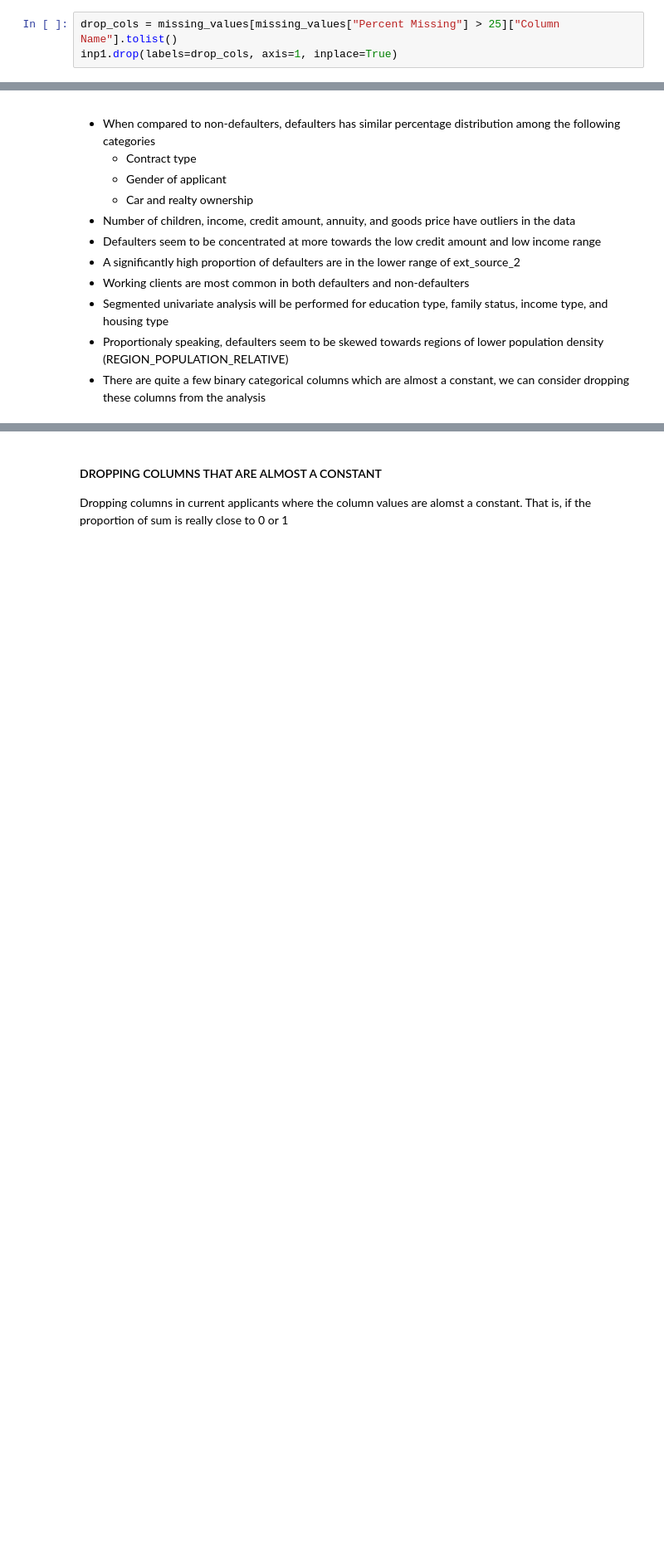
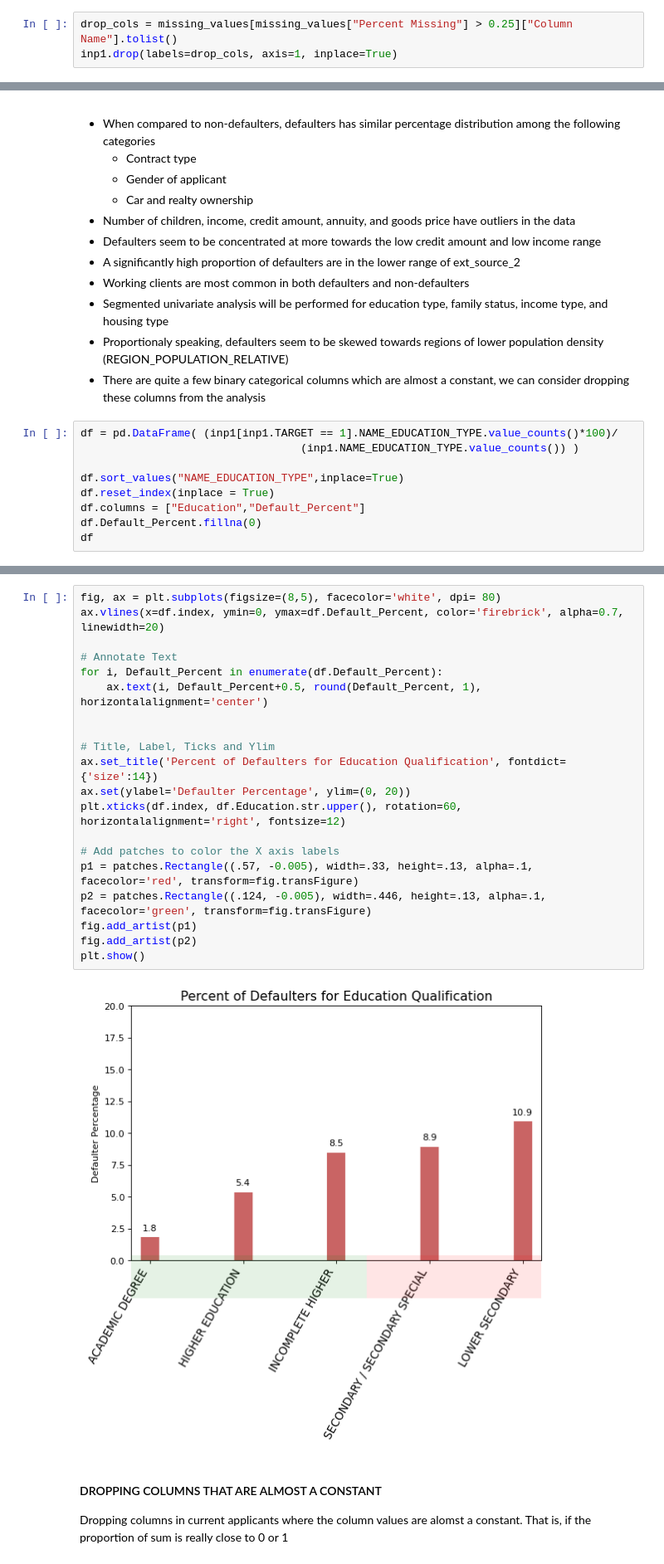
Before and after one commit to tthakur2015/Credit-Analysis, a Jupyter notebook: Credit EDA Notebook - Tejas Thakur.ipynb, the cells around one changed output, grey strips where cells are left out. Shown at 83% size. Cells and saved outputs as stored; diff of their text form; blank space fills up the shorter version.

Commit message:
Add files via upload
Ordered bar charts with annotations added. Used a new KPI as (defaulters from category/ total number of applicants from category) to handle skewness of data

```diff
--- a/Credit EDA Notebook - Tejas Thakur.ipynb
+++ b/Credit EDA Notebook - Tejas Thakur.ipynb
@@ -147,5 +138,5 @@ There are 62 columns in inp1 dataframe where there are more than 1 null values
 # %%
-drop_cols = missing_values[missing_values["Percent Missing"] > 25]["Column Name"].tolist()
+drop_cols = missing_values[missing_values["Percent Missing"] > 0.25]["Column Name"].tolist()
 inp1.drop(labels=drop_cols, axis=1, inplace=True)
 # %%
 inp1.shape
@@ -419,3 +415,12 @@ for col in inp1.columns[2:]:
 - Segmented univariate analysis will be performed for education type, family status, income type, and housing type
 - Proportionaly speaking, defaulters seem to be skewed towards regions of lower population density (REGION_POPULATION_RELATIVE)
 - There are quite a few binary categorical columns which are almost a constant, we can consider dropping these columns from the analysis
+# %%
+df = pd.DataFrame( (inp1[inp1.TARGET == 1].NAME_EDUCATION_TYPE.value_counts()*100)/
+                                  (inp1.NAME_EDUCATION_TYPE.value_counts()) )
+
+df.sort_values("NAME_EDUCATION_TYPE",inplace=True)
+df.reset_index(inplace = True)
+df.columns = ["Education","Default_Percent"]
+df.Default_Percent.fillna(0)
+df
@@ -422,3 +434,25 @@ for col in inp1.columns[2:]:
+# %%
+fig, ax = plt.subplots(figsize=(8,5), facecolor='white', dpi= 80)
+ax.vlines(x=df.index, ymin=0, ymax=df.Default_Percent, color='firebrick', alpha=0.7, linewidth=20)
+
+# Annotate Text
+for i, Default_Percent in enumerate(df.Default_Percent):
+    ax.text(i, Default_Percent+0.5, round(Default_Percent, 1), horizontalalignment='center')
+
+
+# Title, Label, Ticks and Ylim
+ax.set_title('Percent of Defaulters for Education Qualification', fontdict={'size':14})
+ax.set(ylabel='Defaulter Percentage', ylim=(0, 20))
+plt.xticks(df.index, df.Education.str.upper(), rotation=60, horizontalalignment='right', fontsize=12)
+
+# Add patches to color the X axis labels
+p1 = patches.Rectangle((.57, -0.005), width=.33, height=.13, alpha=.1, facecolor='red', transform=fig.transFigure)
+p2 = patches.Rectangle((.124, -0.005), width=.446, height=.13, alpha=.1, facecolor='green', transform=fig.transFigure)
+fig.add_artist(p1)
+fig.add_artist(p2)
+plt.show()
+# %% [output]
+[figure, added]
 # %% [markdown]
 #### DROPPING COLUMNS THAT ARE ALMOST A CONSTANT
 Dropping columns in current applicants where the column values are alomst a constant.
```
Also changed, not shown: parts of 14 cells of this notebook.
